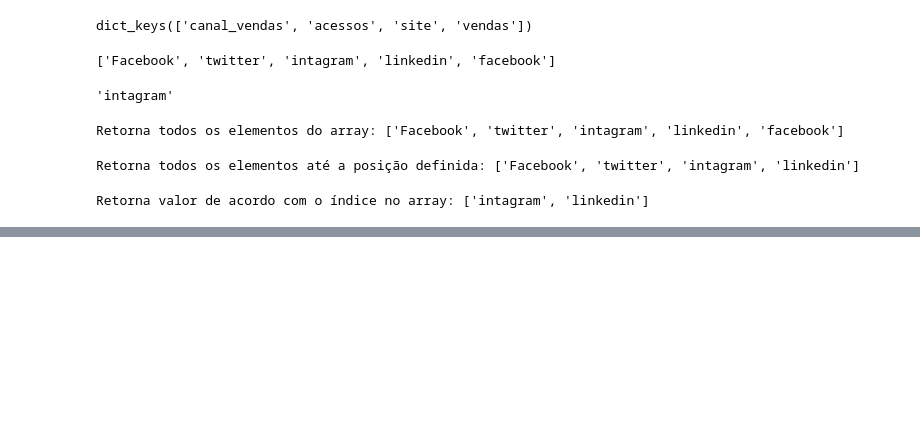
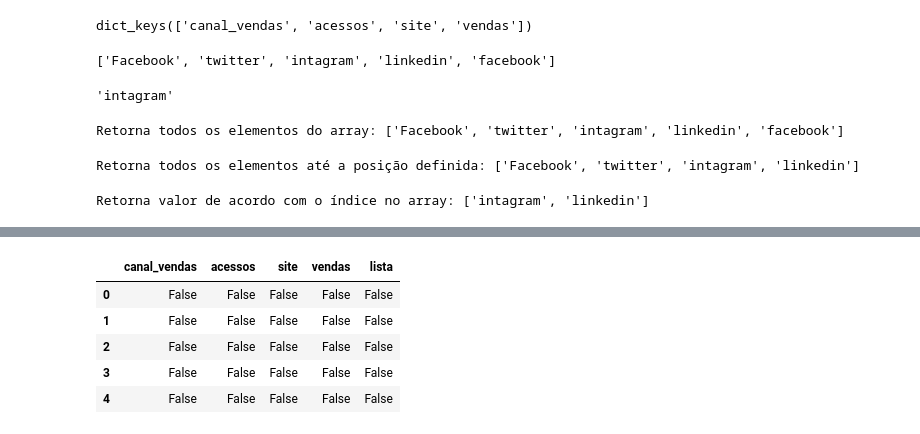
Before and after one commit to mr-dnl/aceleradev-codenation, a Jupyter notebook: aceleradev_semana2.ipynb, the cells around one changed output, grey strips where cells are left out. Cells and saved outputs as stored; diff of their text form; code cells hidden in the pictures; blank space fills up the shorter version.

```diff
--- a/aceleradev_semana2.ipynb
+++ b/aceleradev_semana2.ipynb
@@ -76,0 +145,10 @@ del dados
+# %%
+#Verificando se existem valores faltantes
+dataframe.isna()
+# %% [output]
+|  | canal_vendas | acessos | site | vendas | lista |
+| 0 | False | False | False | False | False |
+| 1 | False | False | False | False | False |
+| 2 | False | False | False | False | False |
+| 3 | False | False | False | False | False |
+| 4 | False | False | False | False | False |
```
Also changed, not shown: parts of 40 cells of this notebook.
